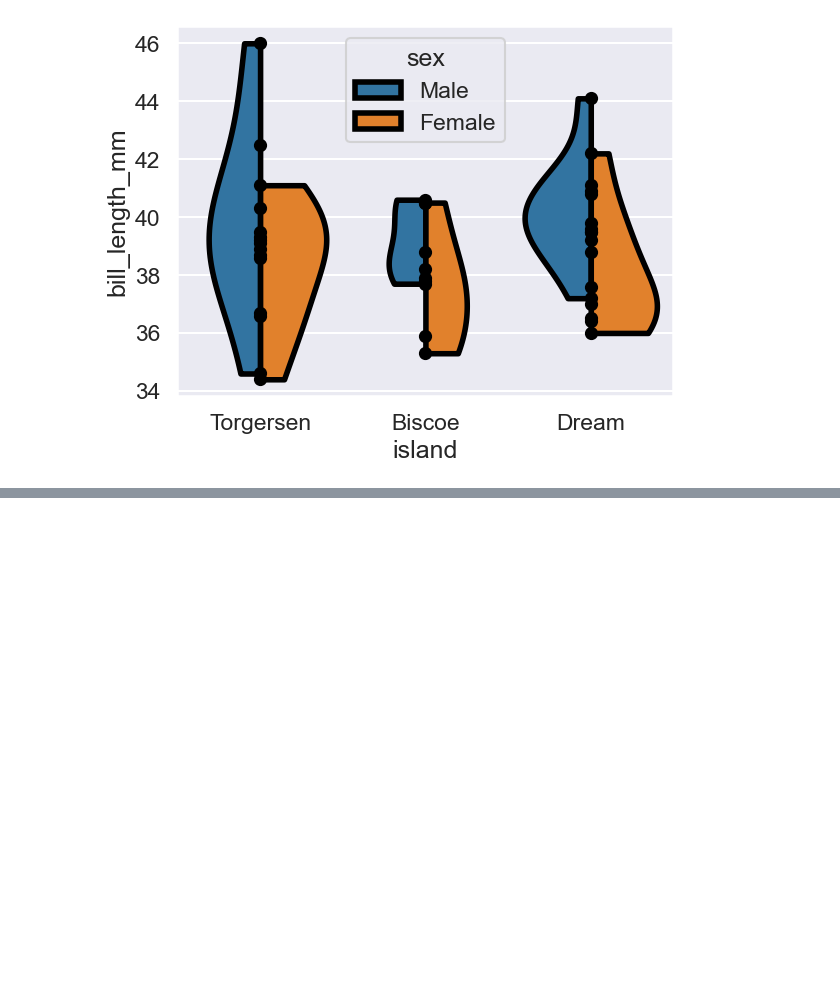
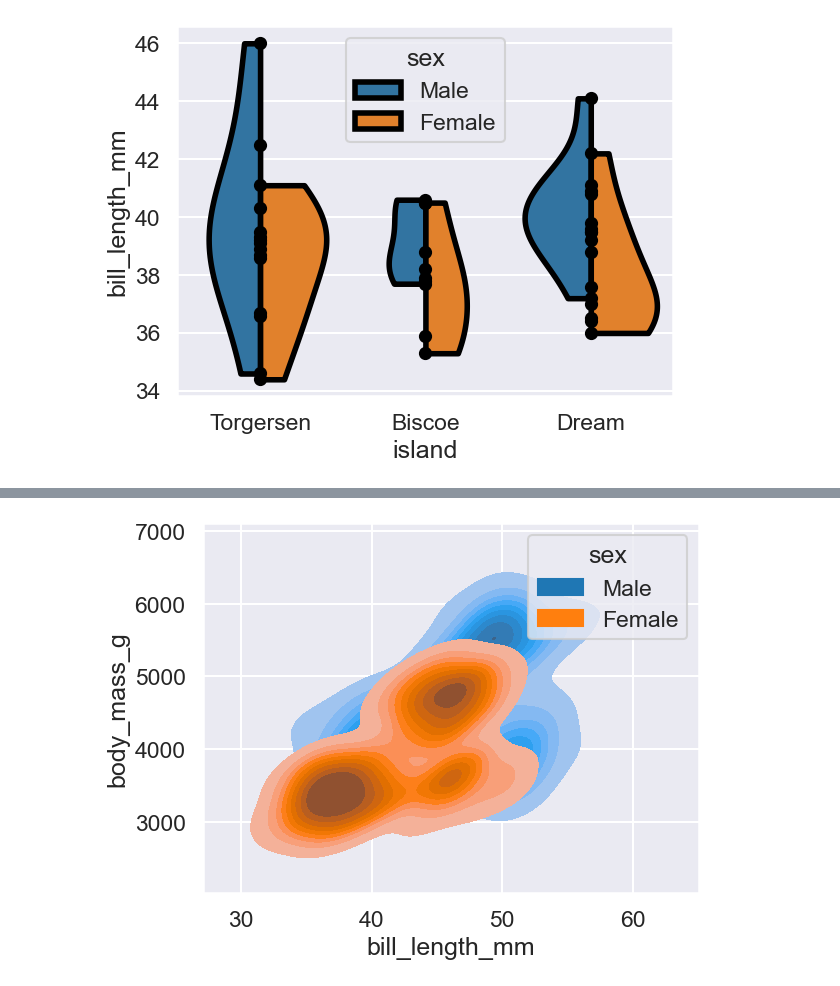
Before and after one commit to Geeky-Rajiv27/Seaborn_learnings, a Jupyter notebook: 11-ViolinPlot.ipynb, the cells around one changed output, grey strips where cells are left out. Cells and saved outputs as stored; diff of their text form; code cells hidden in the pictures; blank space fills up the shorter version.

```diff
--- a/11-ViolinPlot.ipynb
+++ b/11-ViolinPlot.ipynb
@@ -77,0 +157,3 @@ The `scale` parameter has been renamed and will be removed in v0.15.0. Pass `den
+# %%
+df = sns.load_dataset('penguins')
+df
@@ -77,0 +174,12 @@ The `scale` parameter has been renamed and will be removed in v0.15.0. Pass `den
+# %%
+sns.kdeplot(
+    df,
+    x='bill_length_mm',
+    y='body_mass_g',
+    hue='sex',
+    bw_adjust=0.8,
+    fill=True #NOTE: this is depreciated version shade=True
+    )
+plt.show()
+# %% [output]
+[figure, added]
```
Also changed, not shown: parts of 8 cells of this notebook, 1 other file.
